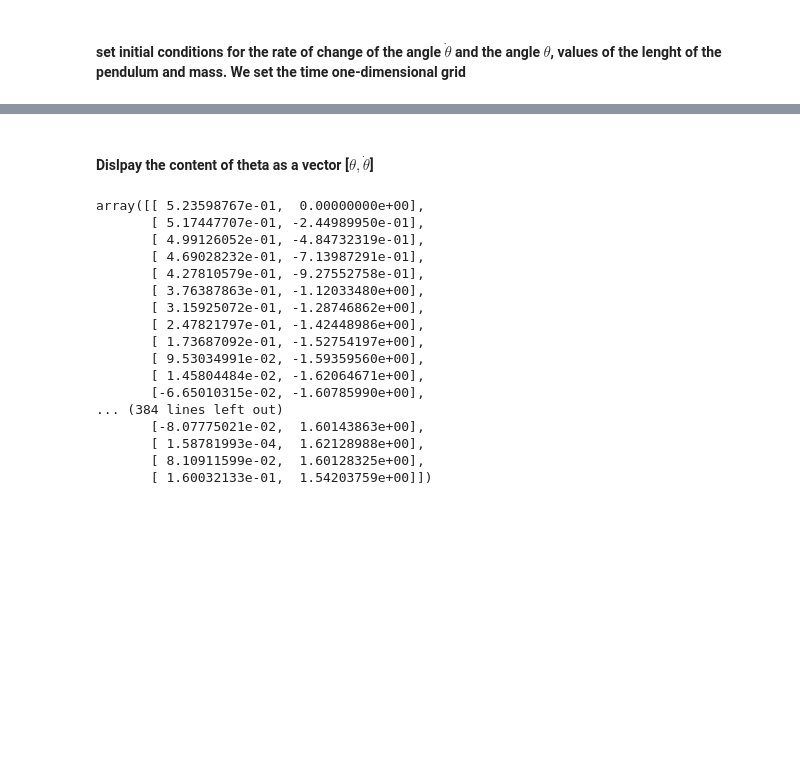
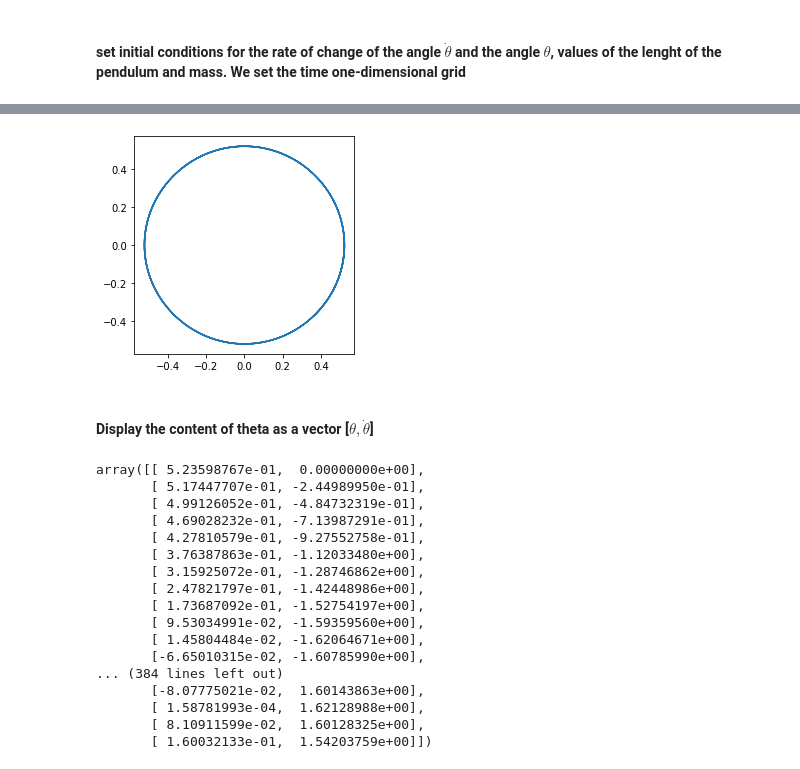
Before and after one commit to lewtun/lagnn, a Jupyter notebook: notebooks/02_simulator.ipynb, the cells around one changed output, grey strips where cells are left out. Drawn from its saved outputs; the diff is of its cells as text; code cells hidden in the pictures; blank space fills up the shorter version.

```diff
--- a/notebooks/02_simulator.ipynb
+++ b/notebooks/02_simulator.ipynb
@@ -42,5 +48,12 @@ Text(0, 0.5, 'theta(t)')
+# %%
+fig, ax = plt.subplots()
+
+ax.plot(theta[:,0], theta[:, 1])
+ax.set_aspect(1)
+# %% [output]
+[figure, added]
 # %% [markdown]
-#### Dislpay the content of theta as a vector [$\theta, \dot{\theta}$]
+#### Display the content of theta as a vector [$\theta, \dot{\theta}$]
 # %%
 theta
 # %% [output]
```
Also changed, not shown: parts of 2 cells of this notebook.
